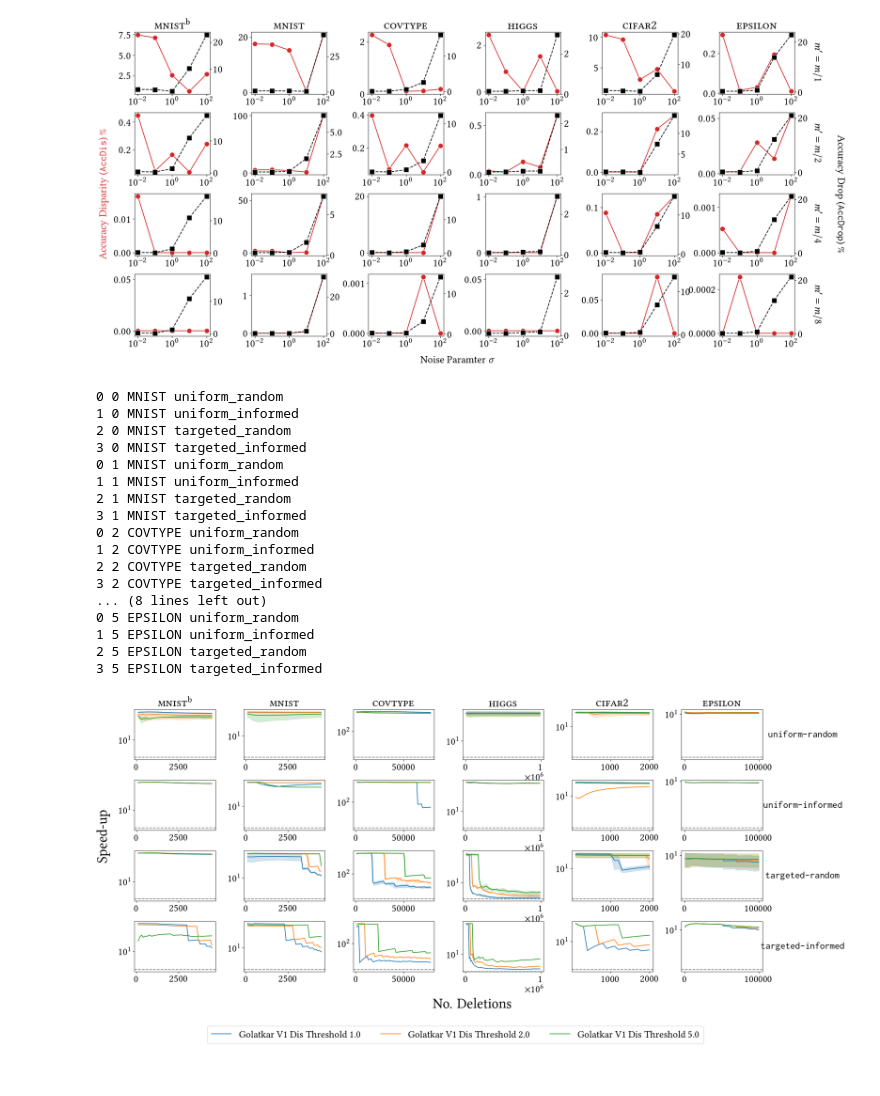
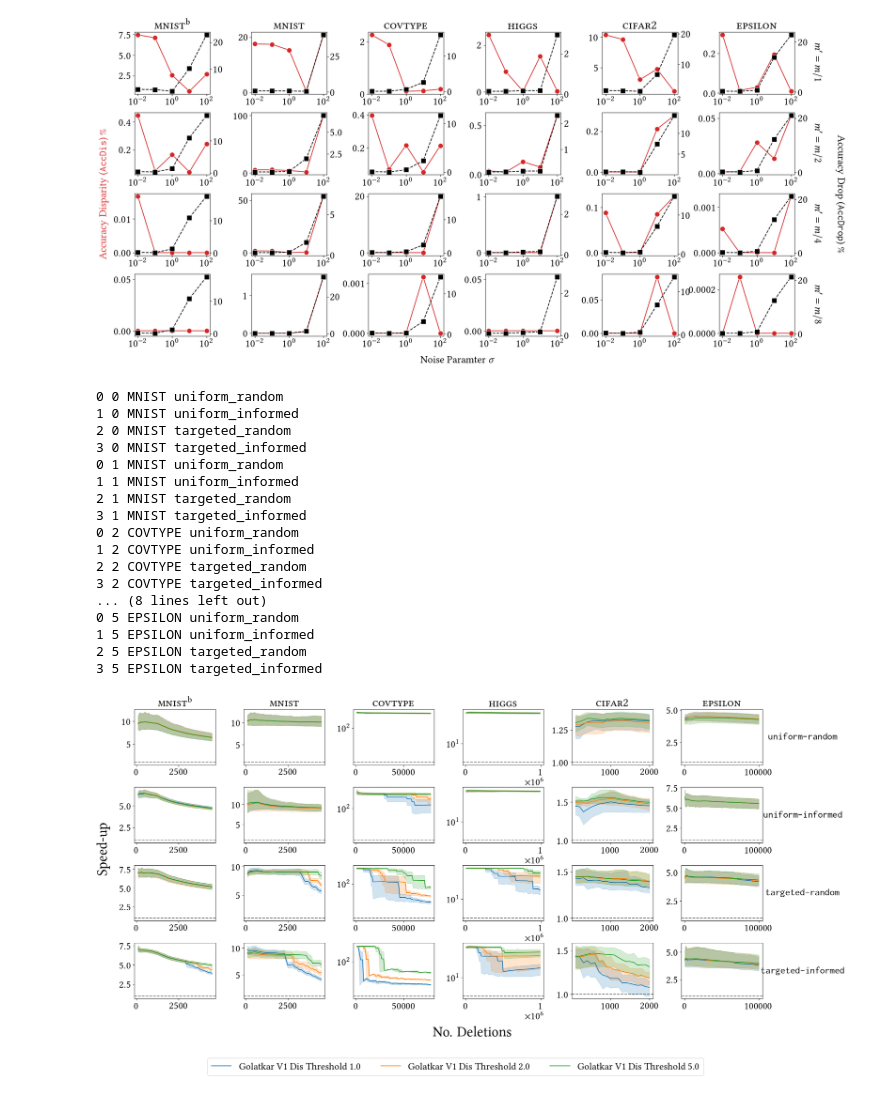
Before and after one commit to testc2/unlearning-experiments, a Jupyter notebook: code/plotting/Final Plots.ipynb, the cells around one changed output. Cells and saved outputs as stored; diff of their text form; code cells hidden in the pictures.

Commit message:
Updates plotting code

```diff
--- a/code/plotting/Final Plots.ipynb
+++ b/code/plotting/Final Plots.ipynb
@@ -57,7 +57,7 @@ fig_height =fig_width*golden_mean       # height in inches
 fig_size = [fig_width,fig_height]
 
 mpl.rcParams.update(new_rc_params)
-save = False
+save = True
 # %%
 # scale = {k:v*3 for k,v in default.items()}
 # new_rc_params.update(scale)
@@ -110,3 +110,8 @@ mpl.rcParams.update(new_rc_params)
 plot_unlearning(results_dir,plot_deltagrad=True,save_fig=save,latex=True,fig_width_pt=fig_width_pt,scale=3)
 # %% [output]
 [figure]
+# %%
+scale = {k:v*3 for k,v in get_default(inc=1).items()}
+new_rc_params.update(scale)
+mpl.rcParams.update(new_rc_params)
+plot_remove_dist_single(results_dir,remove_ratio_size="large",plot_deltagrad=True,save_fig=save,suffix="_selected",latex=True,fig_width_pt=fig_width_pt,scale=3)
@@ -114,7 +121,7 @@ plot_unlearning(results_dir,plot_deltagrad=True,save_fig=save,latex=True,fig_wid
 scale = {k:v*3 for k,v in get_default(inc=1).items()}
 new_rc_params.update(scale)
 mpl.rcParams.update(new_rc_params)
-plot_unlearning_certifiability(results_dir,plot_deltagrad=True,save_fig=save
+plot_unlearning_certifiability(results_dir,plot_deltagrad=True,save_fig=True
                          ,suffix="_selected",noise=1,latex=True,fig_width_pt=fig_width_pt,scale=3)
 # %% [output]
 [figure]
@@ -165,26 +172,26 @@ plot_unlearning_appendix(results_dir,method="gol",remove_ratio_idx=2,save_fig=sa
 # %%
 scale = {k:v*3 for k,v in get_default(inc=1).items()}
 new_rc_params.update(scale)
 mpl.rcParams.update(new_rc_params)
 
-plot_speedup(results_dir,strategy="gol_dis_v1",save_fig=True,latex=True,fig_width_pt=fig_width_pt,scale=3)
+plot_speedup(results_dir,strategy="gol_dis_v1",save_fig=True,latex=True,fig_width_pt=fig_width_pt,scale=3,noise_level=1)
 # %% [output]
 0 0 MNIST uniform_random
 1 0 MNIST uniform_informed
 2 0 MNIST targeted_random
 3 0 MNIST targeted_informed
 0 1 MNIST uniform_random
 1 1 MNIST uniform_informed
 2 1 MNIST targeted_random
 3 1 MNIST targeted_informed
 0 2 COVTYPE uniform_random
 1 2 COVTYPE uniform_informed
 2 2 COVTYPE targeted_random
 3 2 COVTYPE targeted_informed
 ... (8 lines left out)
 0 5 EPSILON uniform_random
 1 5 EPSILON uniform_informed
 2 5 EPSILON targeted_random
 3 5 EPSILON targeted_informed
-[figure, old version]
+[figure, new version]
 # %%
```
Also changed, not shown: parts of 6 cells of this notebook, 4 other files.
